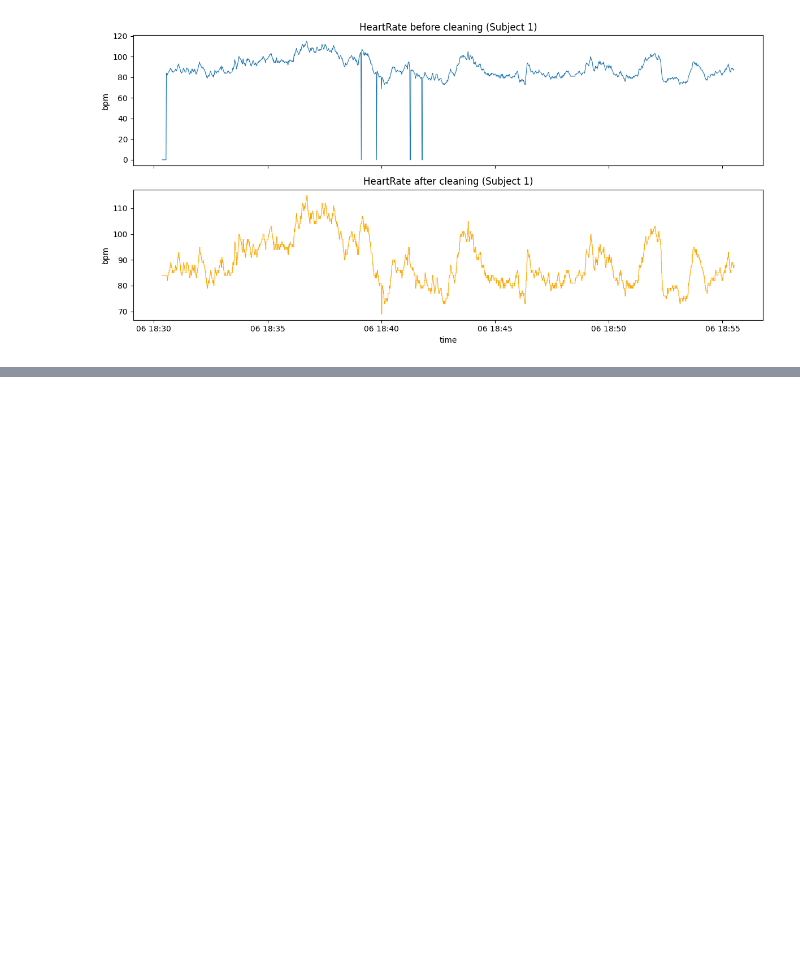
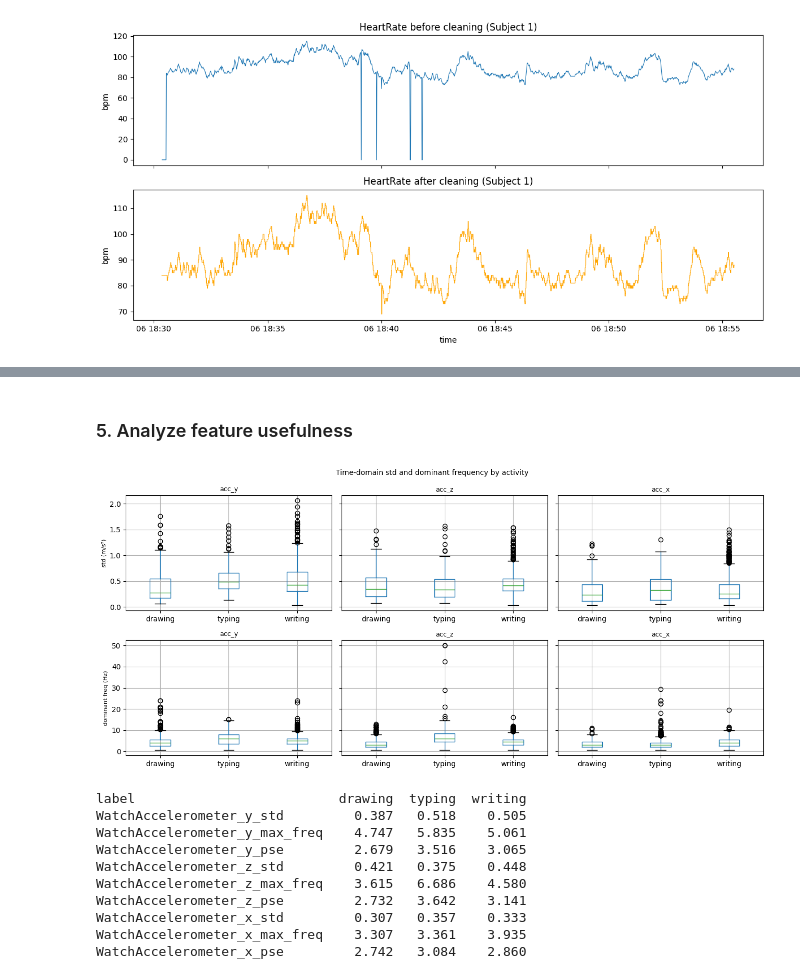
Before and after one commit to kms2302/group8_ml4qs, a Jupyter notebook: Python3Code/group8/Machine learning.ipynb, the cells around one changed output, grey strips where cells are left out. Saved outputs shown, nothing was run; the diff lists cells and outputs as text; code cells hidden in the pictures; blank space fills up the shorter version.

```diff
--- a/Python3Code/group8/Machine learning.ipynb
+++ b/Python3Code/group8/Machine learning.ipynb
@@ -541,0 +724,39 @@ plt.show()
+# %% [markdown]
+### 5. Analyze feature usefulness
+# %%
+acc_cols = [c for c in motion_cols if 'Accelerometer' in c]
+
+fig, axes = plt.subplots(2, 3, figsize=(13, 6), sharey='row')
+
+for i, col in enumerate(acc_cols):
+    for ax, feat, ylabel in zip(
+        [axes[0, i], axes[1, i]],
+        [f'{col}_std', f'{col}_max_freq'],
+        ['std (m/s²)', 'dominant freq (Hz)'],
+    ):
+        features.boxplot(column=feat, by='label', ax=ax)
+        ax.set_title(col.replace('WatchAccelerometer_', 'acc_'), fontsize=9)
+        ax.set_xlabel('')
+        if i == 0:
+            ax.set_ylabel(ylabel, fontsize=8)
+
+plt.suptitle('Time-domain std and dominant frequency by activity', fontsize=10)
+plt.tight_layout()
+plt.savefig('figures/feature_analysis.png', dpi=150)
+plt.show()
+
+# Per-label mean table for the report
+key_cols = [f'{c}{s}' for c in acc_cols for s in ['_std', '_max_freq', '_pse']]
+print(features.groupby('label')[key_cols].mean().round(3).T)
+# %% [output]
+[figure, added]
+label                          drawing  typing  writing
+WatchAccelerometer_y_std         0.387   0.518    0.505
+WatchAccelerometer_y_max_freq    4.747   5.835    5.061
+WatchAccelerometer_y_pse         2.679   3.516    3.065
+WatchAccelerometer_z_std         0.421   0.375    0.448
+WatchAccelerometer_z_max_freq    3.615   6.686    4.580
+WatchAccelerometer_z_pse         2.732   3.642    3.141
+WatchAccelerometer_x_std         0.307   0.357    0.333
+WatchAccelerometer_x_max_freq    3.307   3.361    3.935
+WatchAccelerometer_x_pse         2.742   3.084    2.860
```
Also changed, not shown: parts of 20 cells of this notebook.
